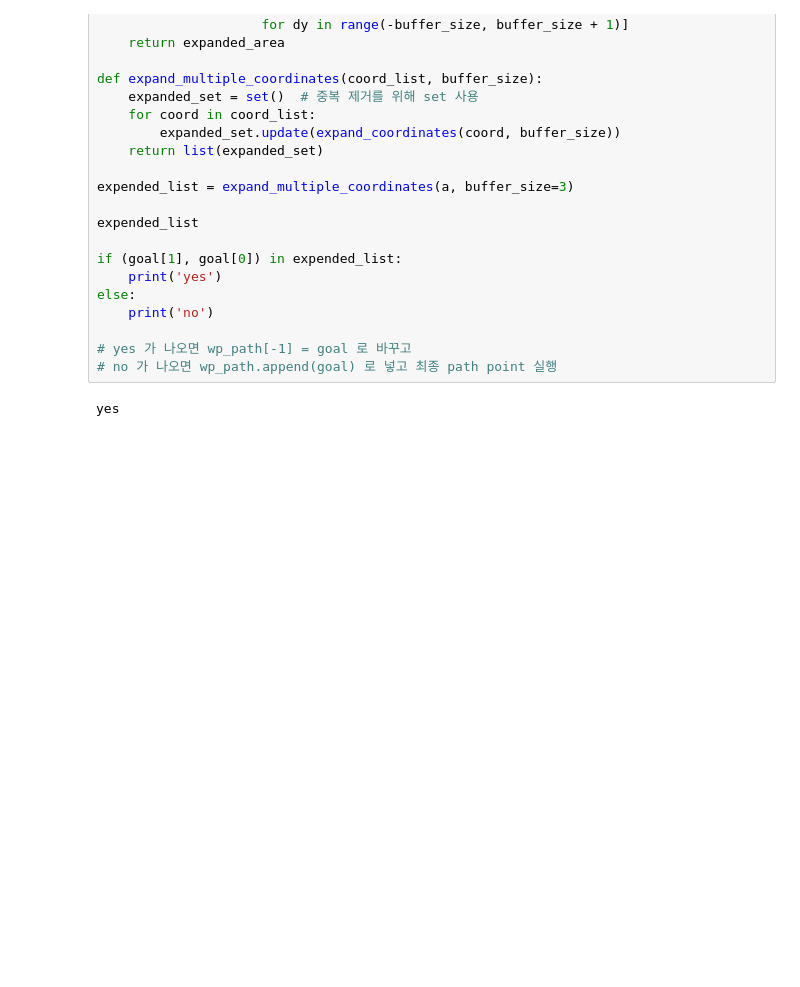
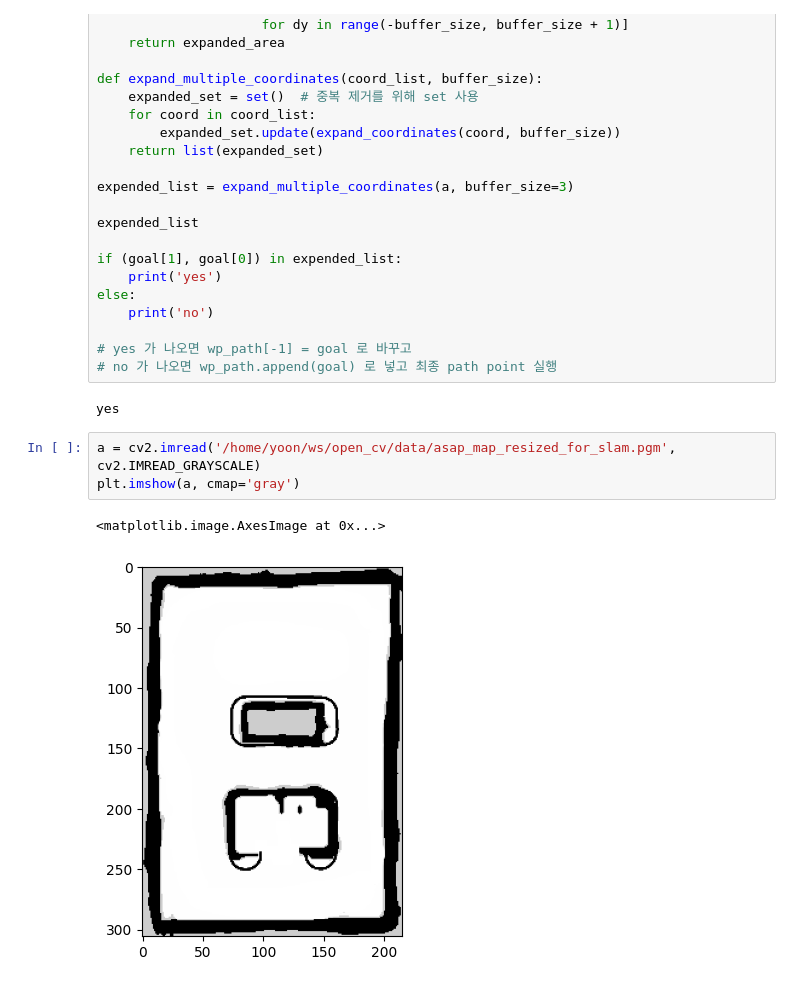
Before and after one commit to kimwanseop/ROS-Project, a Jupyter notebook: src/Server/User_GUI/asap_pathplanning.ipynb, the cells around one changed output. Cells and saved outputs as stored; diff of their text form; blank space fills up the shorter version.

```diff
--- a/src/Server/User_GUI/asap_pathplanning.ipynb
+++ b/src/Server/User_GUI/asap_pathplanning.ipynb
@@ -1162,3 +1145,9 @@ else:
 # no 가 나오면 wp_path.append(goal) 로 넣고 최종 path point 실행
 # %% [output]
 yes
+# %%
+a = cv2.imread('/home/yoon/ws/open_cv/data/asap_map_resized_for_slam.pgm', cv2.IMREAD_GRAYSCALE)
+plt.imshow(a, cmap='gray')
+# %% [output]
+<matplotlib.image.AxesImage at 0x...>
+[figure, added]
```
Also changed, not shown: parts of 2 cells of this notebook, 1 other file.
